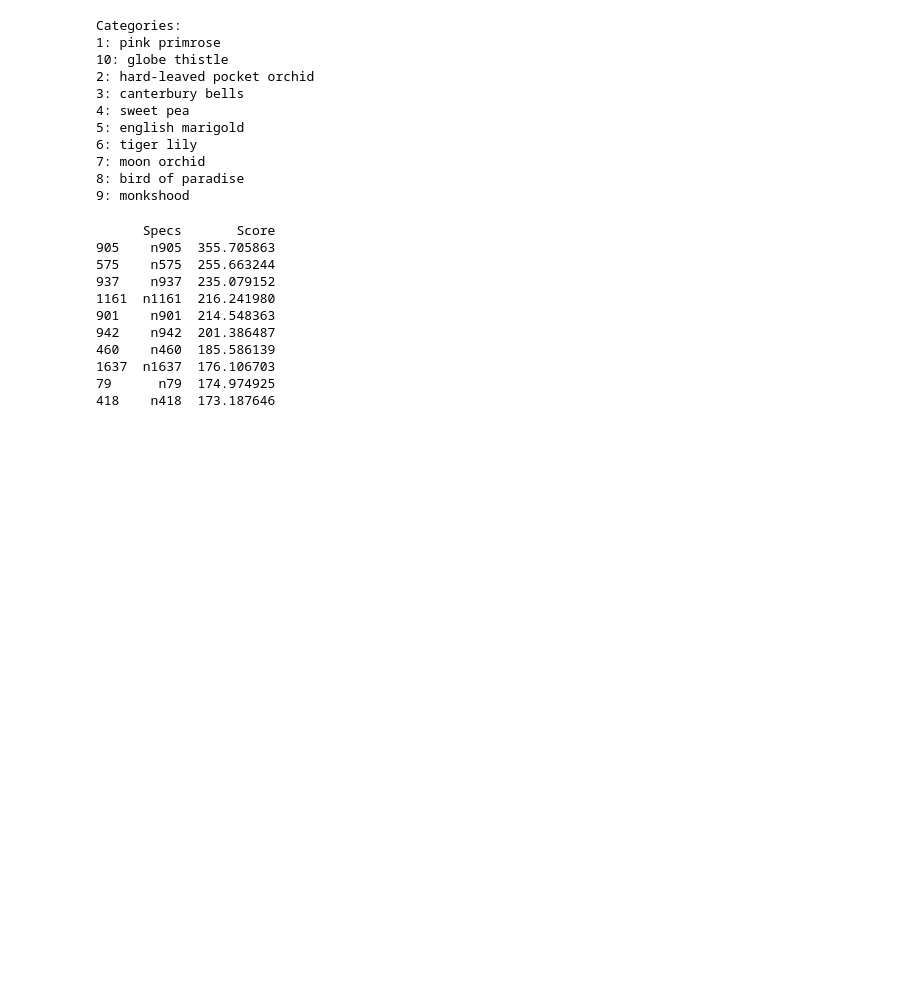
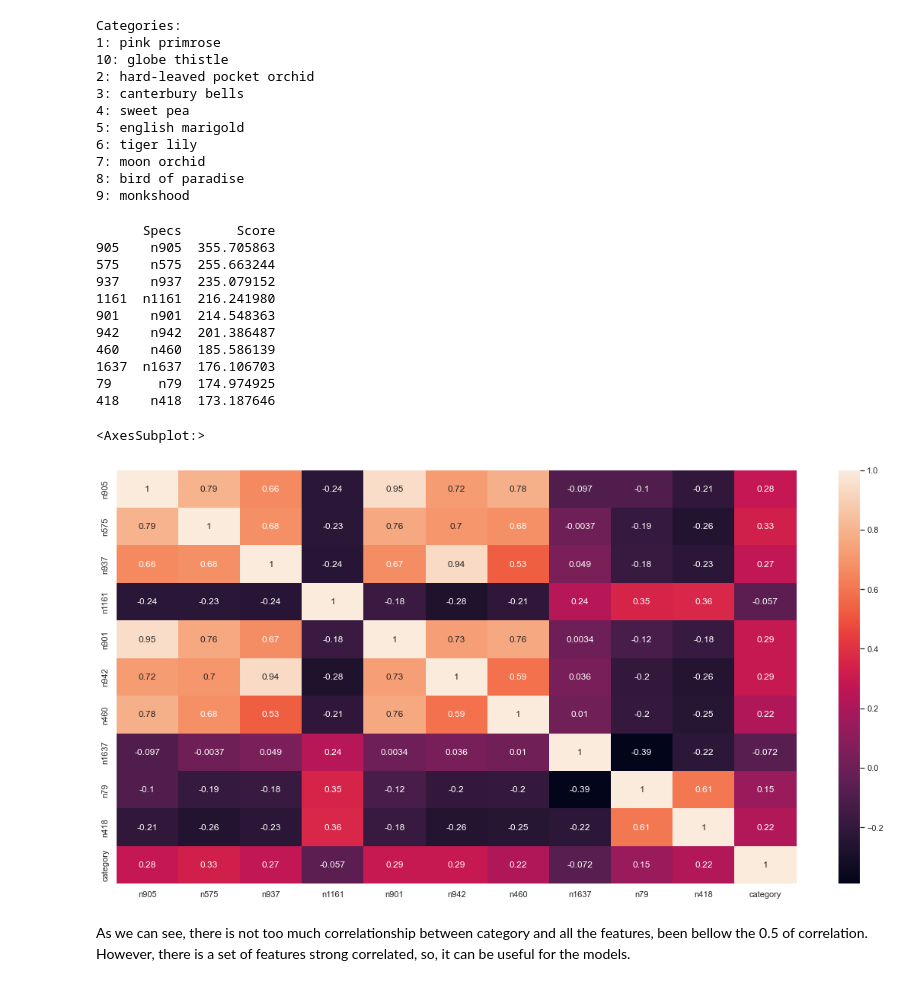
Before and after one commit to BamCurti/ml-notes, a Jupyter notebook: projects/3_bouquet_flower/3_bouquet_flower.ipynb, the cells around one changed output. Cells and saved outputs as stored; diff of their text form; code cells hidden in the pictures; blank space fills up the shorter version.

```diff
--- a/projects/3_bouquet_flower/3_bouquet_flower.ipynb
+++ b/projects/3_bouquet_flower/3_bouquet_flower.ipynb
@@ -95,6 +95,16 @@ print(feature_scores.nlargest(n_features, 'Score'))
 1637  n1637  176.106703
 79      n79  174.974925
 418    n418  173.187646
+# %%
+#To know how correleated are the features with the categories
+%matplotlib inline
+sns.set(rc={'figure.figsize':(20,10)})
+sns.heatmap(df[features_to_use + ['category']].corr(), annot=True)
+# %% [output]
+<AxesSubplot:>
+[figure, added]
+# %% [markdown]
+As we can see, there is not too much correlationship between category and all the features, been bellow the 0.5 of correlation. However, there is a set of features strong correlated, so, it can be useful for the models.
 # %%
 #I'll separate the X from the selected features
 x = X[features_to_use]
```
Also changed, not shown: parts of 12 cells of this notebook.
